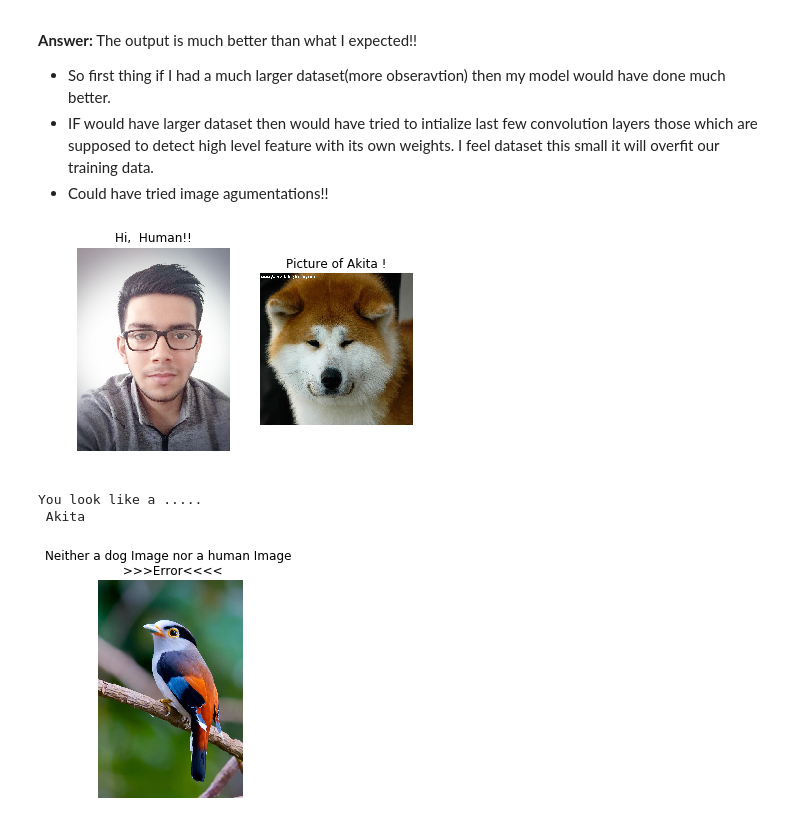
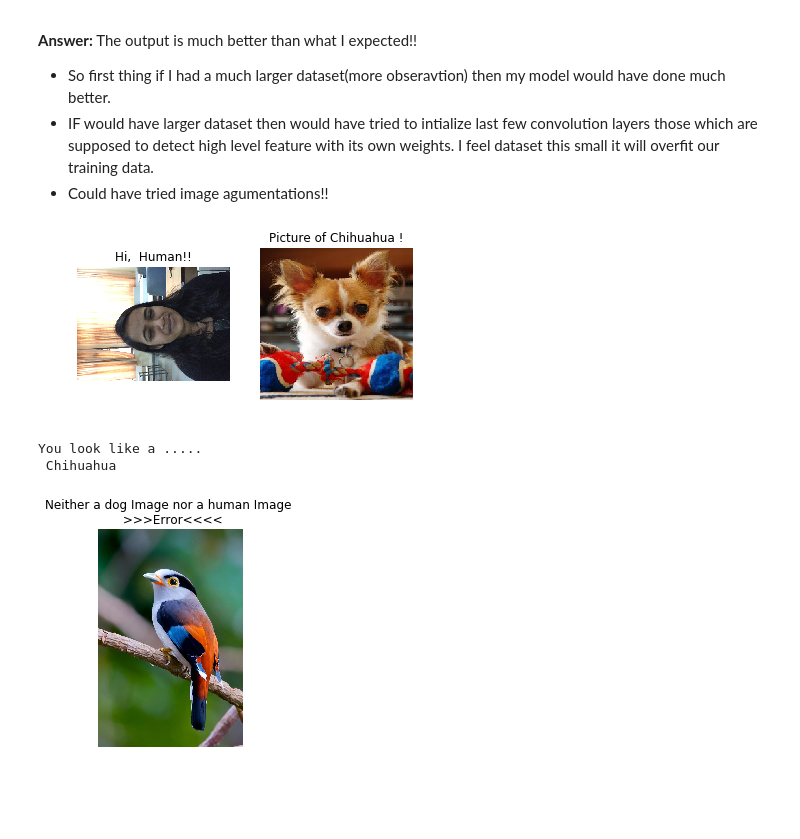
Before and after one commit to unnat5/dog-project, a Jupyter notebook: dog_app.ipynb, the cells around one changed output. Saved outputs shown, nothing was run; the diff lists cells and outputs as text; code cells hidden in the pictures; blank space fills up the shorter version.

Commit message:
Updated the model

```diff
--- a/dog_app.ipynb
+++ b/dog_app.ipynb
@@ -891,11 +880,11 @@ __Answer:__ The output is much better than what I expected!!
 ## at least 6 images on your computer.
 ## Feel free to use as many code cells as needed.
 # %%
-predict_dog_human("me.JPG",resnet50_model)
+predict_dog_human("anshu.JPG",resnet50_model)
 # %% [output]
-[figure, old version]
+[figure, new version]
 You look like a .....
- Akita
+ Chihuahua
 # %%
 predict_dog_human("bird.JPG",resnet50_model)
 # %% [output]
```
Also changed, not shown: parts of 6 cells of this notebook.
